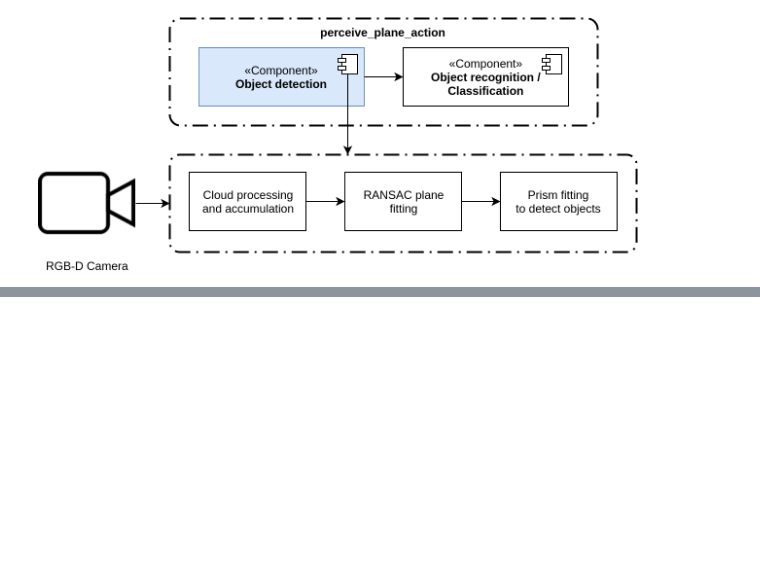
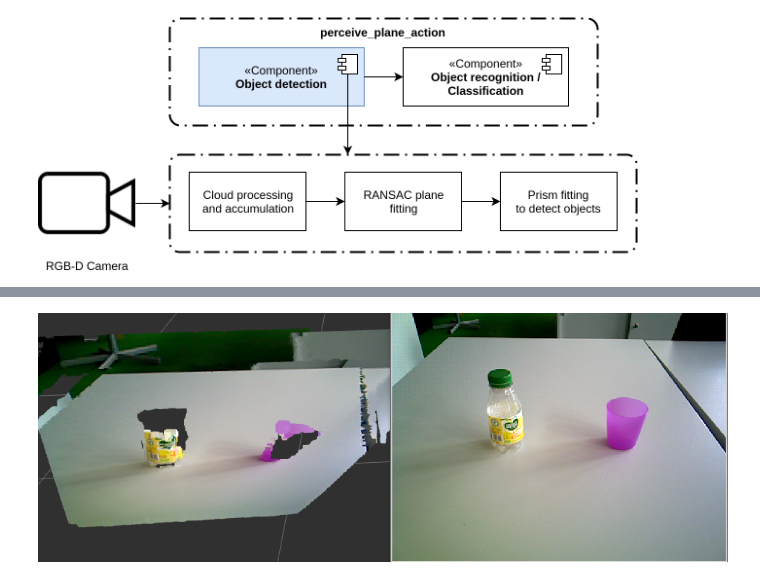
Before and after one commit to b-it-bots/mas_tutorials, a Jupyter notebook: domestic_robotics/perception.ipynb, the cells around one changed output, grey strips where cells are left out. Saved outputs shown, nothing was run; the diff lists cells and outputs as text; code cells hidden in the pictures; blank space fills up the shorter version.

```diff
--- a/domestic_robotics/perception.ipynb
+++ b/domestic_robotics/perception.ipynb
@@ -22,0 +31,4 @@ display.Image('images/grasp_pipeline_new_perception.png')
+# %%
+display.Image('images/bad_objects.png')
+# %% [output]
+[figure, added]
```
Also changed, not shown: parts of 9 cells of this notebook, 7 other files.
